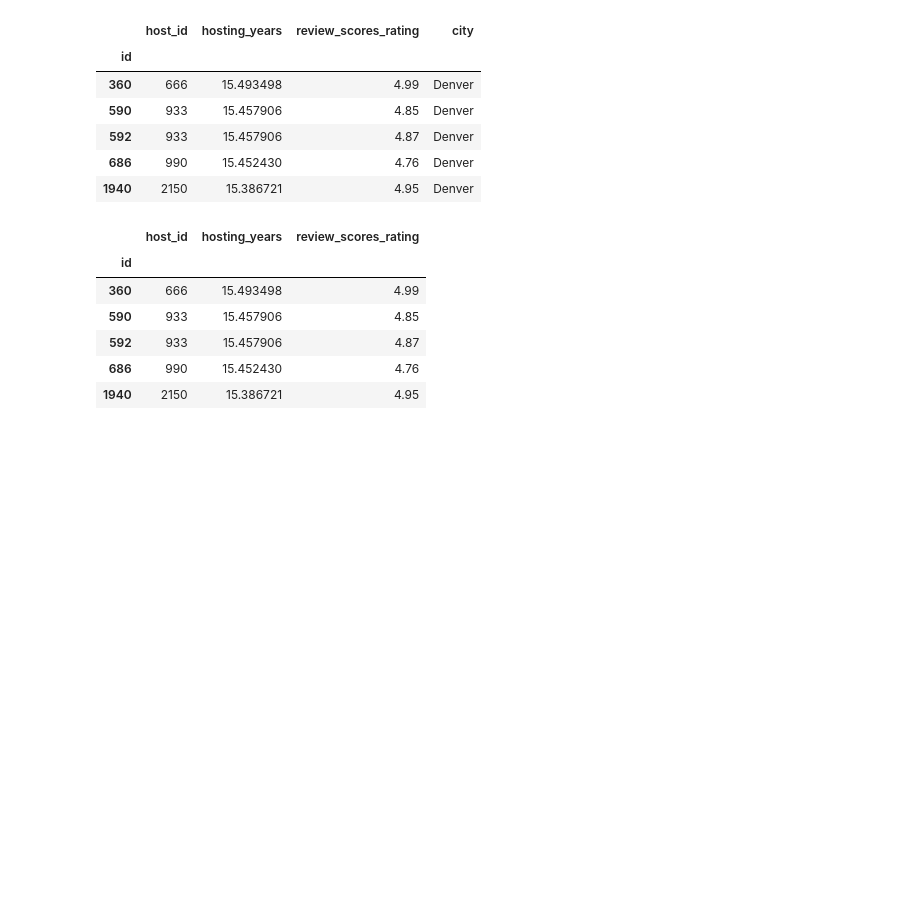
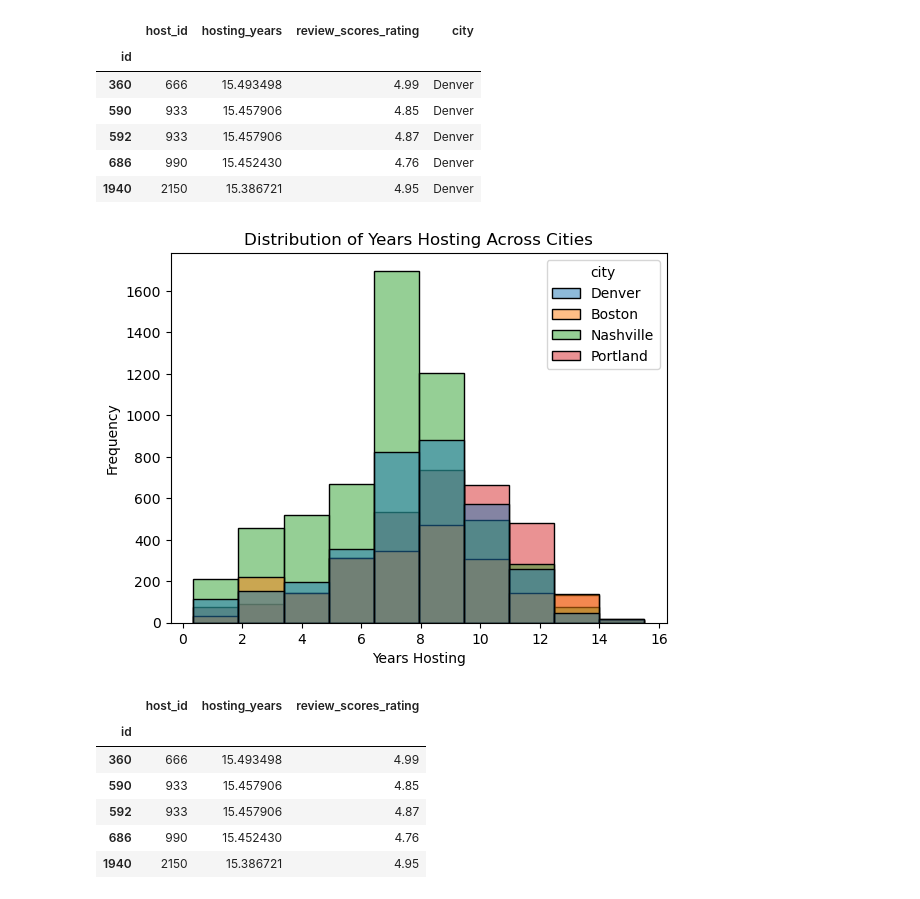
Before and after one commit to bmckimmy/Panda-o-rama, a Jupyter notebook: SB_files/sb_host.ipynb, the cells around one changed output. Drawn from its saved outputs; the diff is of its cells as text; code cells hidden in the pictures; blank space fills up the shorter version.

```diff
--- a/SB_files/sb_host.ipynb
+++ b/SB_files/sb_host.ipynb
@@ -9,7 +10,7 @@ import datetime as dt
 # increase max number of columns and rows visible
 pd.set_option('display.max_columns', 45)
 pd.set_option('display.max_rows', 45)
-combined_df = pd.read_csv('../all_listings_df')
+combined_df = pd.read_csv("../SB_files/all_listings_df")
 combined_df.head()
 # %% [output]
 |  | id | last_scraped | description | neighborhood_overview | host_id | host_since | host_location | ... |
@@ -306,6 +307,15 @@ years_to_rating.head()
 | 592 | 933 | 15.457906 | 4.87 | Denver |
 | 686 | 990 | 15.452430 | 4.76 | Denver |
 | 1940 | 2150 | 15.386721 | 4.95 | Denver |
+# %%
+#What is the distribution of years hosting across our data set?
+sns.histplot(host_info_cleaned_df, x='hosting_years', hue= 'city', bins=10, kde=False)
+plt.title('Distribution of Years Hosting Across Cities')
+plt.xlabel('Years Hosting')
+plt.ylabel('Frequency')
+plt.show()
+# %% [output]
+[figure, added]
 # %%
 no_city_yrs_review = years_to_rating.drop(columns="city")
 no_city_yrs_review.head()
```
Also changed, not shown: parts of 2 cells of this notebook, 2 other files.
